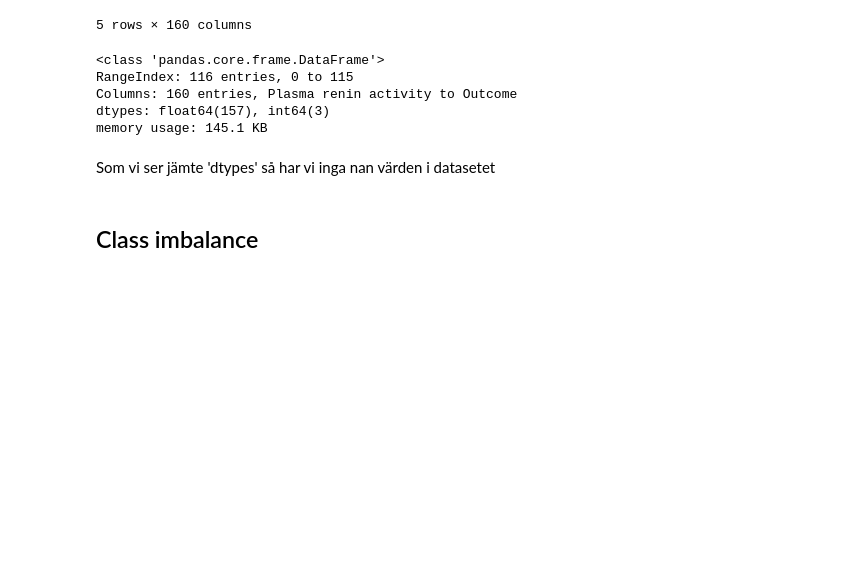
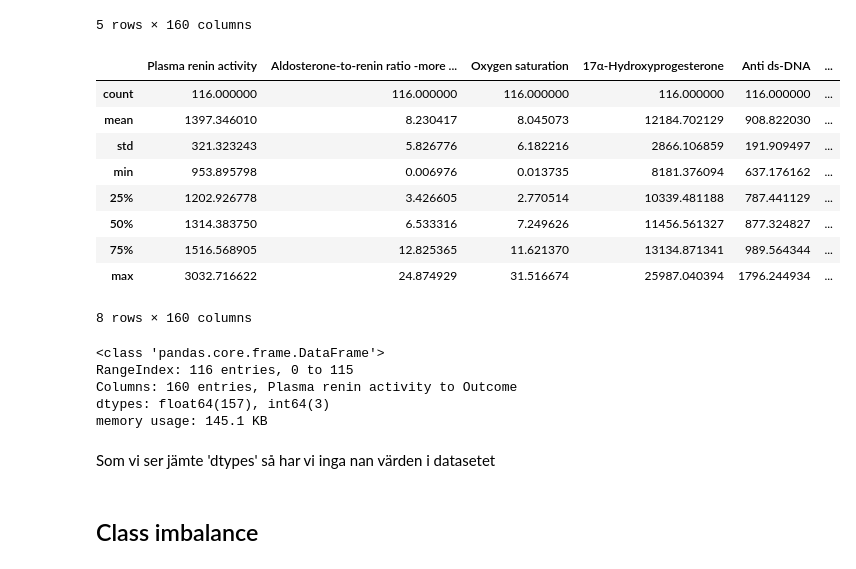
Before and after one commit to mogg3/applied-ai, a Jupyter notebook: Uppgift2/notebooks/classification.ipynb, the cells around one changed output. Saved outputs shown, nothing was run; the diff lists cells and outputs as text; code cells hidden in the pictures; blank space fills up the shorter version.

```diff
--- a/Uppgift2/notebooks/classification.ipynb
+++ b/Uppgift2/notebooks/classification.ipynb
@@ -14,6 +14,19 @@ data.head()
 | 3 | 1127.887803 | 6.128786 | 5.891781 | 9134.772017 | 737.518529 | ... |
 | 4 | 1279.789838 | 11.834707 | 2.035606 | 10233.512908 | 836.776751 | ... |
 5 rows × 160 columns
+# %%
+data.describe()
+# %% [output]
+|  | Plasma renin activity | Aldosterone-to-renin ratio -more ... | Oxygen saturation | 17α-Hydroxyprogesterone | Anti ds-DNA | ... |
+| count | 116.000000 | 116.000000 | 116.000000 | 116.000000 | 116.000000 | ... |
+| mean | 1397.346010 | 8.230417 | 8.045073 | 12184.702129 | 908.822030 | ... |
+| std | 321.323243 | 5.826776 | 6.182216 | 2866.106859 | 191.909497 | ... |
+| min | 953.895798 | 0.006976 | 0.013735 | 8181.376094 | 637.176162 | ... |
+| 25% | 1202.926778 | 3.426605 | 2.770514 | 10339.481188 | 787.441129 | ... |
+| 50% | 1314.383750 | 6.533316 | 7.249626 | 11456.561327 | 877.324827 | ... |
+| 75% | 1516.568905 | 12.825365 | 11.621370 | 13134.871341 | 989.564344 | ... |
+| max | 3032.716622 | 24.874929 | 31.516674 | 25987.040394 | 1796.244934 | ... |
+8 rows × 160 columns
 # %%
 data.info()
 # %% [output]
@@ -22,8 +35,8 @@ RangeIndex: 116 entries, 0 to 115
 Columns: 160 entries, Plasma renin activity to Outcome
 dtypes: float64(157), int64(3)
 memory usage: 145.1 KB
-# %% [markdown]
-Som vi ser jämte 'dtypes' så har vi inga nan värden i datasetet
+# %% [markdown]
+Som vi ser jämte 'dtypes' så har vi inga nan värden i datasetet
 # %%
 import numpy as np
 import sklearn.decomposition
```
Also changed, not shown: parts of 4 cells of this notebook, 1 other file.
